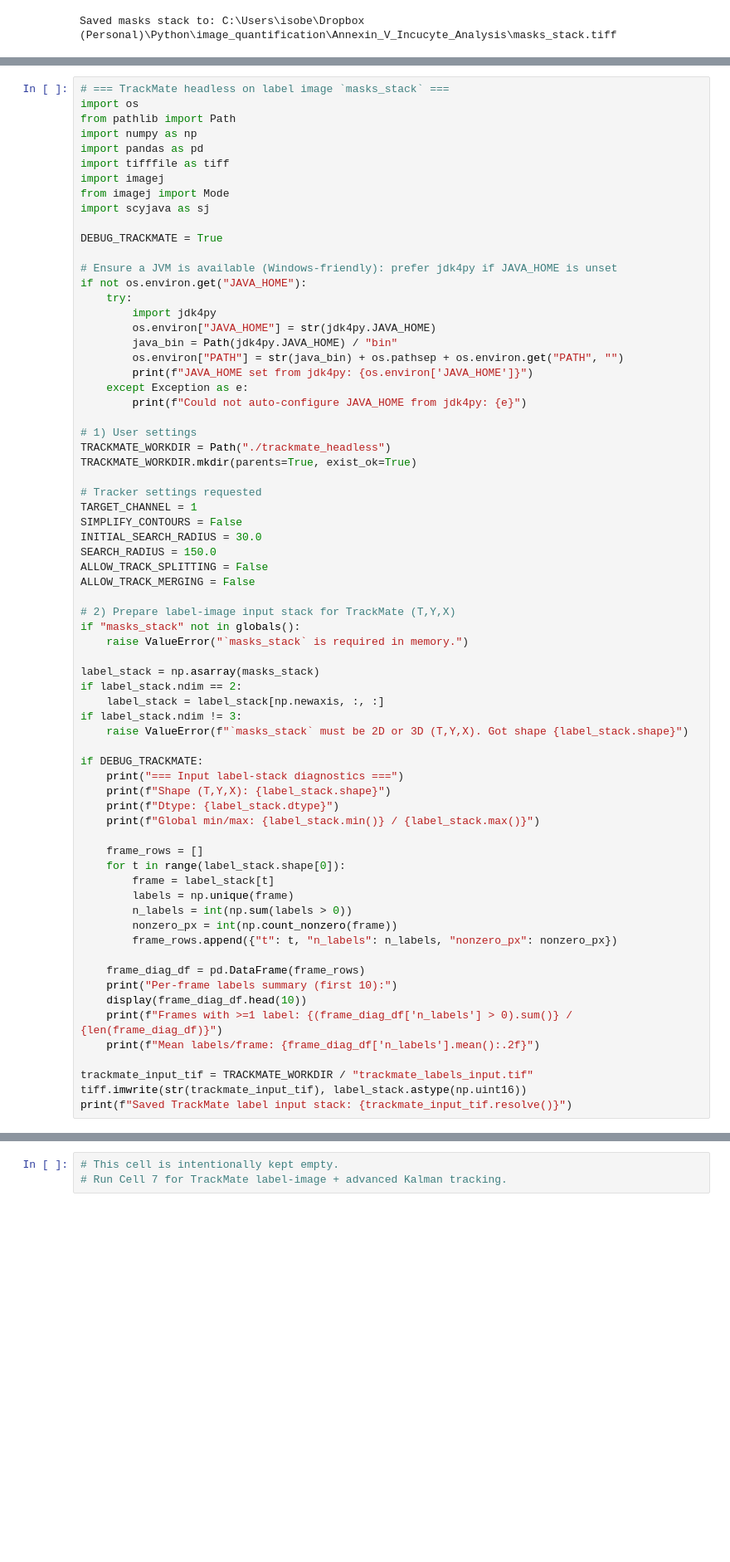
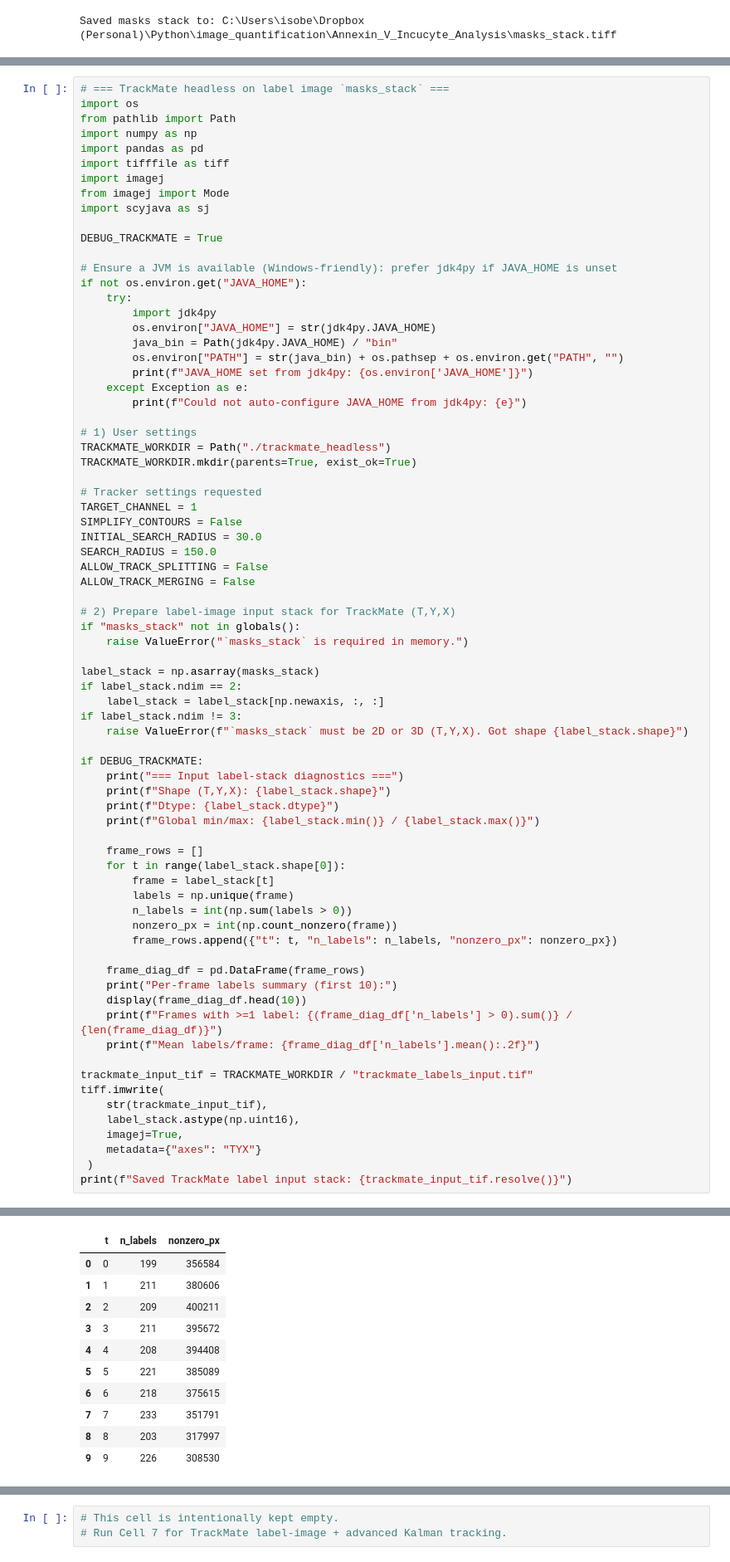
Before and after one commit to isobelth/image_quantification, a Jupyter notebook: Annexin_V_Incucyte_Analysis/Cell_death_publication.ipynb, the cells around one changed output, grey strips where cells are left out. Shown at 83% size. Saved outputs shown, nothing was run; the diff lists cells and outputs as text; blank space fills up the shorter version.

```diff
--- a/Annexin_V_Incucyte_Analysis/Cell_death_publication.ipynb
+++ b/Annexin_V_Incucyte_Analysis/Cell_death_publication.ipynb
@@ -469,6 +469,11 @@ if DEBUG_TRACKMATE:
     print(f"Mean labels/frame: {frame_diag_df['n_labels'].mean():.2f}")
 
 trackmate_input_tif = TRACKMATE_WORKDIR / "trackmate_labels_input.tif"
-tiff.imwrite(str(trackmate_input_tif), label_stack.astype(np.uint16))
+tiff.imwrite(
+    str(trackmate_input_tif),
+    label_stack.astype(np.uint16),
+    imagej=True,
+    metadata={"axes": "TYX"}
+ )
 print(f"Saved TrackMate label input stack: {trackmate_input_tif.resolve()}")
 # %% [output]
@@ -475,0 +485,11 @@ Saved TrackMate label input stack: C:\Users\isobe\Dropbox (Personal)\Python\imag
+|  | t | n_labels | nonzero_px |
+| 0 | 0 | 199 | 356584 |
+| 1 | 1 | 211 | 380606 |
+| 2 | 2 | 209 | 400211 |
+| 3 | 3 | 211 | 395672 |
+| 4 | 4 | 208 | 394408 |
+| 5 | 5 | 221 | 385089 |
+| 6 | 6 | 218 | 375615 |
+| 7 | 7 | 233 | 351791 |
+| 8 | 8 | 203 | 317997 |
+| 9 | 9 | 226 | 308530 |
```
Also changed, not shown: parts of 3 cells of this notebook.
